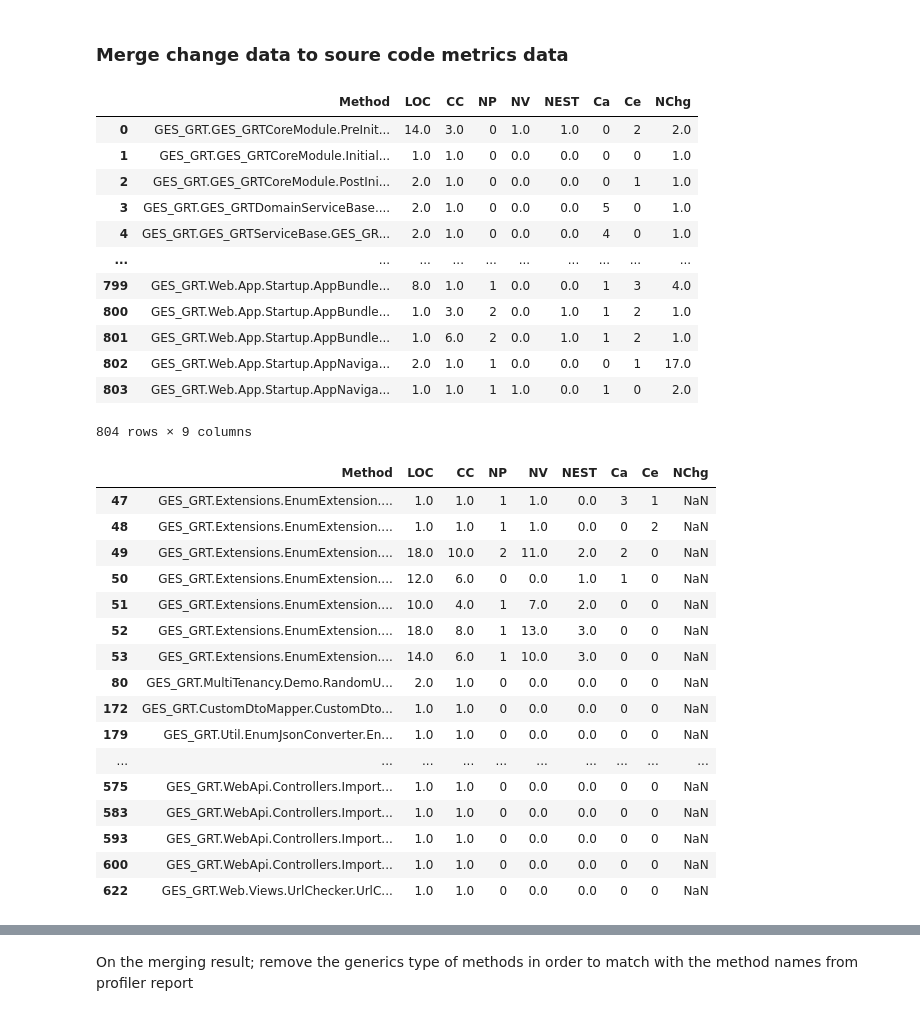
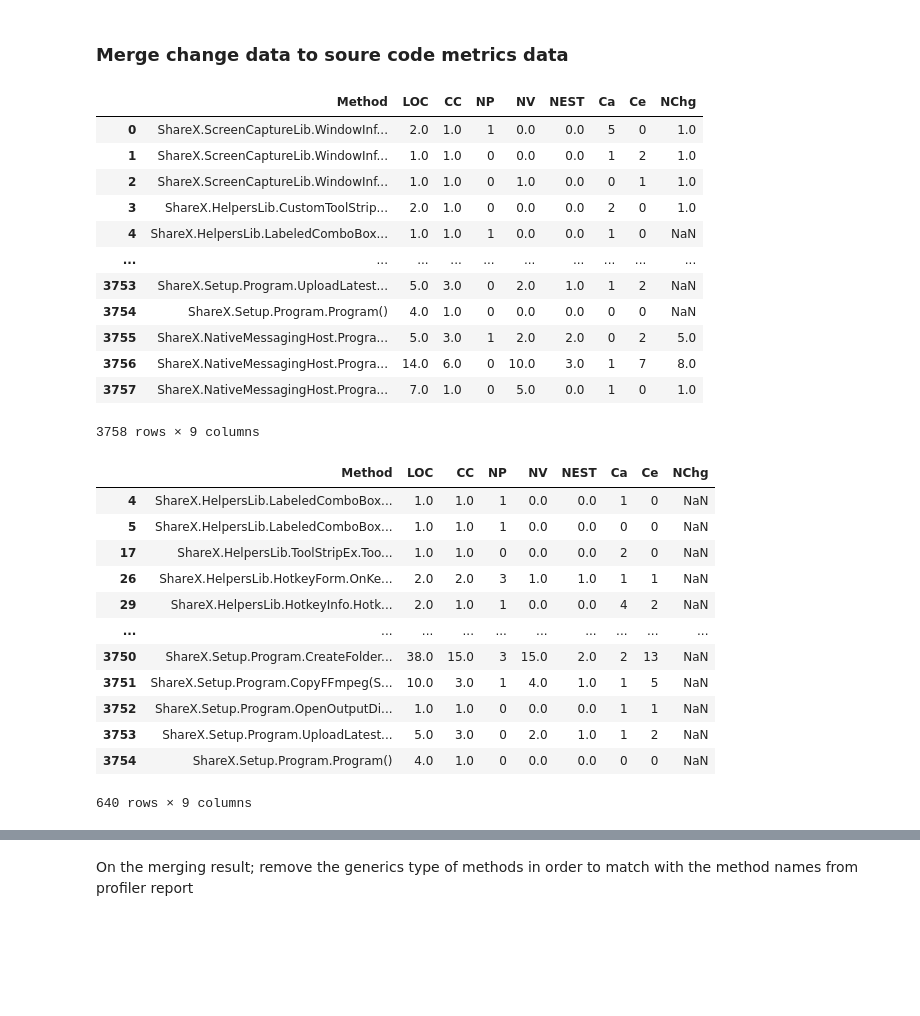
Before and after one commit to ana28p/code-analyzer, a Jupyter notebook: datareading/Data-Preparation.ipynb, the cells around one changed output, grey strips where cells are left out. Cells and saved outputs as stored; diff of their text form; code cells hidden in the pictures; blank space fills up the shorter version.

```diff
--- a/datareading/Data-Preparation.ipynb
+++ b/datareading/Data-Preparation.ipynb
@@ -17,21 +17,23 @@ from matplotlib.ticker import StrMethodFormatter
 # %% [markdown]
 Locations:
 # %%
-source_code_metrics_file = "C:/Users/aprodea/work/metrics-tax-compare/ndepend/export_query.csv"
-repo_mining_file = "C:/Users/aprodea/work/metrics-tax-compare/commits/commits.csv"
-usage_folder = "C:/Users/aprodea/work/metrics-tax-compare/profiler/usage/"
+source_code_metrics_file = "C:/Users/aprodea/work/experiment-projects/sharex/ndepend/export_query_v12.csv"
+repo_mining_file = "C:/Users/aprodea/work/experiment-projects/sharex/commits/commits-to-v12.0.0a.csv"
+usage_folder = "C:/Users/aprodea/work/experiment-projects/sharex/profiler/usage/"
 
-repo_mining_file_for_chglines = None
+repo_mining_file_for_chglines = "C:/Users/aprodea/work/experiment-projects/sharex/commits/commits-from-v12.0.0a.csv"
 # repo_mining_file_for_chglines = "C:/Users/aprodea/work/metrics-tax-compare/commits/commits-tax-from-1.1.1_june_2017.csv"
 
-test_coverage_file = "C:/Users/aprodea/work/metrics-tax-compare/coverage/unit_tests.xml"
+test_coverage_file = None
+# test_coverage_file = "C:/Users/aprodea/work/metrics-tax-compare/coverage/unit_tests.xml"
 
-save_to_folder = "C:/Users/aprodea/work/metrics-tax-compare/research_last-version/merged/"
+save_to_folder = "C:/Users/aprodea/work/experiment-projects/sharex/analysis/v12/merged/"
 # %% [markdown]
 Helper methods to replace parameter types
 # %%
 type_dict = {'int': 'Int32', 'long': 'Int64', 'bool': 'Boolean', 'byte': 'Byte', 'decimal': 'Decimal',
-             'string': 'String', 'double': 'Double', 'object': 'Object', 'char': 'Char', 'uint': 'UInt32'}  # float missing
+             'string': 'String', 'double': 'Double', 'object': 'Object', 'char': 'Char', 'uint': 'UInt32',
+             'float': 'Single', 'ushort': 'UInt16'}
 def get_type_outbox(param_type):
     if param_type in type_dict:
         return type_dict[param_type]
@@ -122,11 +124,12 @@ metrics_data["NbLinesOfCode"].replace({0: np.nan}, inplace=True)
 
 no_getters = metrics_data['IsPropertyGetter'] == False
 no_setters = metrics_data['IsPropertySetter'] == False
+no_operators = metrics_data['IsOperator'] == False
 no_empty_method = metrics_data['NbLinesOfCode'].notna()
 annonymous = metrics_data['FullName'].str.contains("f__AnonymousType")
 
 filtered_metrics_data = metrics_data.copy()
-filtered_metrics_data = filtered_metrics_data[no_setters & no_getters & no_empty_method & ~annonymous].reset_index()
+filtered_metrics_data = filtered_metrics_data[no_setters & no_getters & no_operators & no_empty_method & ~annonymous].reset_index()
 
 sc_metrics_data = filtered_metrics_data[["FullName", "NbLinesOfCode", "CyclomaticComplexity", "NbParameters", "NbVariables",
                                 "ILNestingDepth", "NbMethodsCallingMe", "NbMethodsCalledInternal"]].copy()
@@ -442,40 +449,36 @@ merged_left_ch = pd.merge(left=sc_metrics_data, right=sub_change_data, how='left
 merged_left_ch
 # %% [output]
 |  | Method | LOC | CC | NP | NV | NEST | Ca | Ce | NChg |
-| 0 | GES_GRT.GES_GRTCoreModule.PreInit... | 14.0 | 3.0 | 0 | 1.0 | 1.0 | 0 | 2 | 2.0 |
-| 1 | GES_GRT.GES_GRTCoreModule.Initial... | 1.0 | 1.0 | 0 | 0.0 | 0.0 | 0 | 0 | 1.0 |
-| 2 | GES_GRT.GES_GRTCoreModule.PostIni... | 2.0 | 1.0 | 0 | 0.0 | 0.0 | 0 | 1 | 1.0 |
-| 3 | GES_GRT.GES_GRTDomainServiceBase.... | 2.0 | 1.0 | 0 | 0.0 | 0.0 | 5 | 0 | 1.0 |
-| 4 | GES_GRT.GES_GRTServiceBase.GES_GR... | 2.0 | 1.0 | 0 | 0.0 | 0.0 | 4 | 0 | 1.0 |
+| 0 | ShareX.ScreenCaptureLib.WindowInf... | 2.0 | 1.0 | 1 | 0.0 | 0.0 | 5 | 0 | 1.0 |
+| 1 | ShareX.ScreenCaptureLib.WindowInf... | 1.0 | 1.0 | 0 | 0.0 | 0.0 | 1 | 2 | 1.0 |
+| 2 | ShareX.ScreenCaptureLib.WindowInf... | 1.0 | 1.0 | 0 | 1.0 | 0.0 | 0 | 1 | 1.0 |
+| 3 | ShareX.HelpersLib.CustomToolStrip... | 2.0 | 1.0 | 0 | 0.0 | 0.0 | 2 | 0 | 1.0 |
+| 4 | ShareX.HelpersLib.LabeledComboBox... | 1.0 | 1.0 | 1 | 0.0 | 0.0 | 1 | 0 | NaN |
 | ... | ... | ... | ... | ... | ... | ... | ... | ... | ... |
-| 799 | GES_GRT.Web.App.Startup.AppBundle... | 8.0 | 1.0 | 1 | 0.0 | 0.0 | 1 | 3 | 4.0 |
-| 800 | GES_GRT.Web.App.Startup.AppBundle... | 1.0 | 3.0 | 2 | 0.0 | 1.0 | 1 | 2 | 1.0 |
-| 801 | GES_GRT.Web.App.Startup.AppBundle... | 1.0 | 6.0 | 2 | 0.0 | 1.0 | 1 | 2 | 1.0 |
-| 802 | GES_GRT.Web.App.Startup.AppNaviga... | 2.0 | 1.0 | 1 | 0.0 | 0.0 | 0 | 1 | 17.0 |
-| 803 | GES_GRT.Web.App.Startup.AppNaviga... | 1.0 | 1.0 | 1 | 1.0 | 0.0 | 1 | 0 | 2.0 |
+| 3753 | ShareX.Setup.Program.UploadLatest... | 5.0 | 3.0 | 0 | 2.0 | 1.0 | 1 | 2 | NaN |
+| 3754 | ShareX.Setup.Program.Program() | 4.0 | 1.0 | 0 | 0.0 | 0.0 | 0 | 0 | NaN |
+| 3755 | ShareX.NativeMessagingHost.Progra... | 5.0 | 3.0 | 1 | 2.0 | 2.0 | 0 | 2 | 5.0 |
+| 3756 | ShareX.NativeMessagingHost.Progra... | 14.0 | 6.0 | 0 | 10.0 | 3.0 | 1 | 7 | 8.0 |
+| 3757 | ShareX.NativeMessagingHost.Progra... | 7.0 | 1.0 | 0 | 5.0 | 0.0 | 1 | 0 | 1.0 |
-804 rows × 9 columns
+3758 rows × 9 columns
 # %%
 missing_ch = merged_left_ch[pd.isnull(merged_left_ch['NChg'])]
-# missing_ch.to_csv(save_to_folder + "missing_ch_in_merged.csv", sep=';', index=False)
+missing_ch.to_csv(save_to_folder + "missing_ch_in_merged.csv", sep=';', index=False)
 missing_ch
 # %% [output]
 |  | Method | LOC | CC | NP | NV | NEST | Ca | Ce | NChg |
-| 47 | GES_GRT.Extensions.EnumExtension.... | 1.0 | 1.0 | 1 | 1.0 | 0.0 | 3 | 1 | NaN |
-| 48 | GES_GRT.Extensions.EnumExtension.... | 1.0 | 1.0 | 1 | 1.0 | 0.0 | 0 | 2 | NaN |
-| 49 | GES_GRT.Extensions.EnumExtension.... | 18.0 | 10.0 | 2 | 11.0 | 2.0 | 2 | 0 | NaN |
-| 50 | GES_GRT.Extensions.EnumExtension.... | 12.0 | 6.0 | 0 | 0.0 | 1.0 | 1 | 0 | NaN |
-| 51 | GES_GRT.Extensions.EnumExtension.... | 10.0 | 4.0 | 1 | 7.0 | 2.0 | 0 | 0 | NaN |
-| 52 | GES_GRT.Extensions.EnumExtension.... | 18.0 | 8.0 | 1 | 13.0 | 3.0 | 0 | 0 | NaN |
-| 53 | GES_GRT.Extensions.EnumExtension.... | 14.0 | 6.0 | 1 | 10.0 | 3.0 | 0 | 0 | NaN |
-| 80 | GES_GRT.MultiTenancy.Demo.RandomU... | 2.0 | 1.0 | 0 | 0.0 | 0.0 | 0 | 0 | NaN |
-| 172 | GES_GRT.CustomDtoMapper.CustomDto... | 1.0 | 1.0 | 0 | 0.0 | 0.0 | 0 | 0 | NaN |
-| 179 | GES_GRT.Util.EnumJsonConverter.En... | 1.0 | 1.0 | 0 | 0.0 | 0.0 | 0 | 0 | NaN |
+| 4 | ShareX.HelpersLib.LabeledComboBox... | 1.0 | 1.0 | 1 | 0.0 | 0.0 | 1 | 0 | NaN |
+| 5 | ShareX.HelpersLib.LabeledComboBox... | 1.0 | 1.0 | 1 | 0.0 | 0.0 | 0 | 0 | NaN |
+| 17 | ShareX.HelpersLib.ToolStripEx.Too... | 1.0 | 1.0 | 0 | 0.0 | 0.0 | 2 | 0 | NaN |
+| 26 | ShareX.HelpersLib.HotkeyForm.OnKe... | 2.0 | 2.0 | 3 | 1.0 | 1.0 | 1 | 1 | NaN |
+| 29 | ShareX.HelpersLib.HotkeyInfo.Hotk... | 2.0 | 1.0 | 1 | 0.0 | 0.0 | 4 | 2 | NaN |
 | ... | ... | ... | ... | ... | ... | ... | ... | ... | ... |
-| 575 | GES_GRT.WebApi.Controllers.Import... | 1.0 | 1.0 | 0 | 0.0 | 0.0 | 0 | 0 | NaN |
-| 583 | GES_GRT.WebApi.Controllers.Import... | 1.0 | 1.0 | 0 | 0.0 | 0.0 | 0 | 0 | NaN |
-| 593 | GES_GRT.WebApi.Controllers.Import... | 1.0 | 1.0 | 0 | 0.0 | 0.0 | 0 | 0 | NaN |
-| 600 | GES_GRT.WebApi.Controllers.Import... | 1.0 | 1.0 | 0 | 0.0 | 0.0 | 0 | 0 | NaN |
-| 622 | GES_GRT.Web.Views.UrlChecker.UrlC... | 1.0 | 1.0 | 0 | 0.0 | 0.0 | 0 | 0 | NaN |
+| 3750 | ShareX.Setup.Program.CreateFolder... | 38.0 | 15.0 | 3 | 15.0 | 2.0 | 2 | 13 | NaN |
+| 3751 | ShareX.Setup.Program.CopyFFmpeg(S... | 10.0 | 3.0 | 1 | 4.0 | 1.0 | 1 | 5 | NaN |
+| 3752 | ShareX.Setup.Program.OpenOutputDi... | 1.0 | 1.0 | 0 | 0.0 | 0.0 | 1 | 1 | NaN |
+| 3753 | ShareX.Setup.Program.UploadLatest... | 5.0 | 3.0 | 0 | 2.0 | 1.0 | 1 | 2 | NaN |
+| 3754 | ShareX.Setup.Program.Program() | 4.0 | 1.0 | 0 | 0.0 | 0.0 | 0 | 0 | NaN |
+640 rows × 9 columns
 # %%
 for m in missing_ch['Method']:
     print(m)
```
Also changed, not shown: parts of 31 cells of this notebook, 1 other file.
